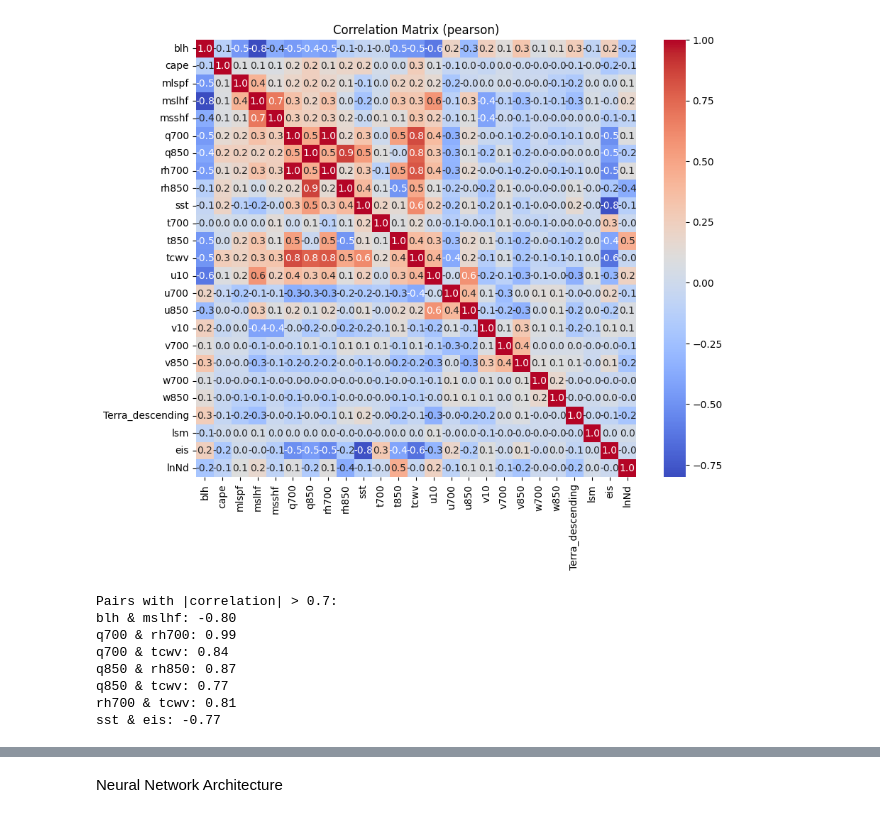
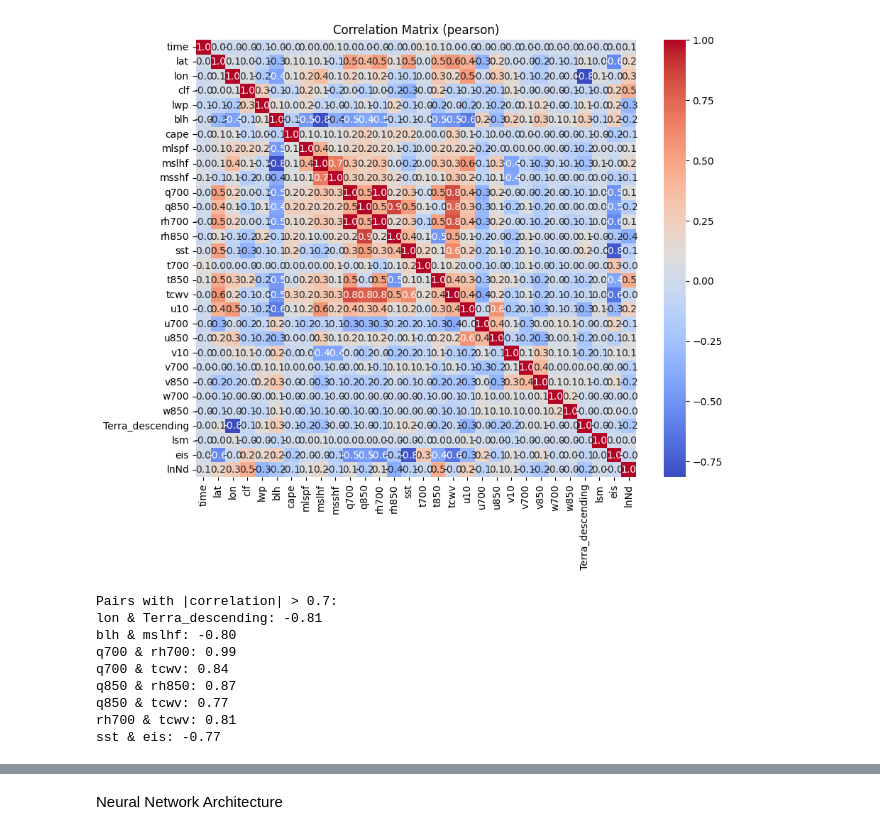
Before and after one commit to satvik007vk/Calisma_LR, a Jupyter notebook: multimodal_train_and_evaluate.ipynb, the cells around one changed output, grey strips where cells are left out. Drawn from its saved outputs; the diff is of its cells as text; code cells hidden in the pictures.

Commit message:
feat: add option to also calculate predictand's correlation

```diff
--- a/multimodal_train_and_evaluate.ipynb
+++ b/multimodal_train_and_evaluate.ipynb
@@ -56,10 +38,11 @@ Preprocessed data returned.
  Predictands: ['clf', 'lwp']
 # %%
 from preprocessing import compute_correlation
-compute_correlation(df_preprocessed)
+compute_correlation(df_preprocessed, include_predictands=True)
 # %% [output]
-[figure, old version]
+[figure, new version]
 Pairs with |correlation| > 0.7:
+lon & Terra_descending: -0.81
 blh & mslhf: -0.80
 q700 & rh700: 0.99
 q700 & tcwv: 0.84
```
Also changed, not shown: parts of 5 cells of this notebook, 1 other file.
